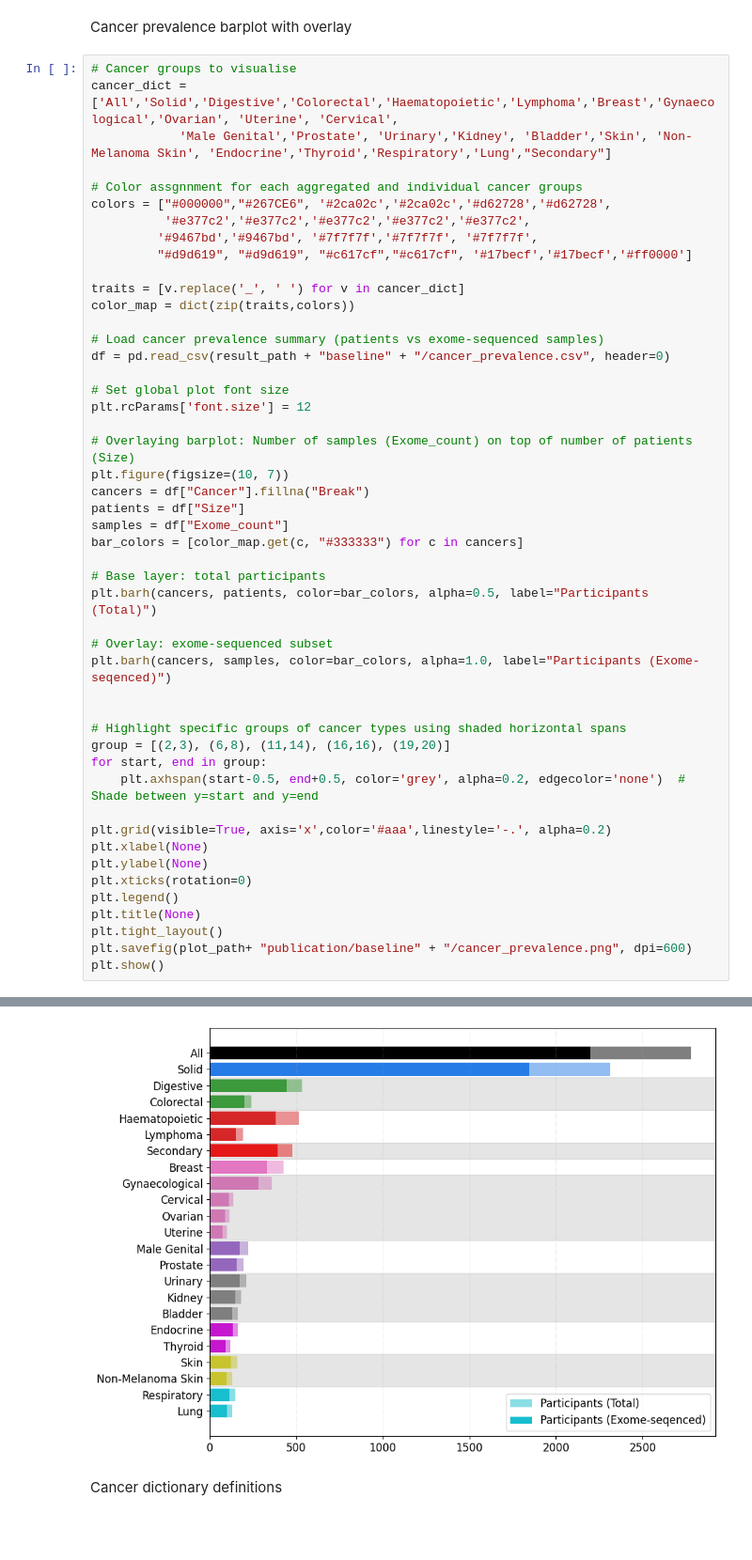
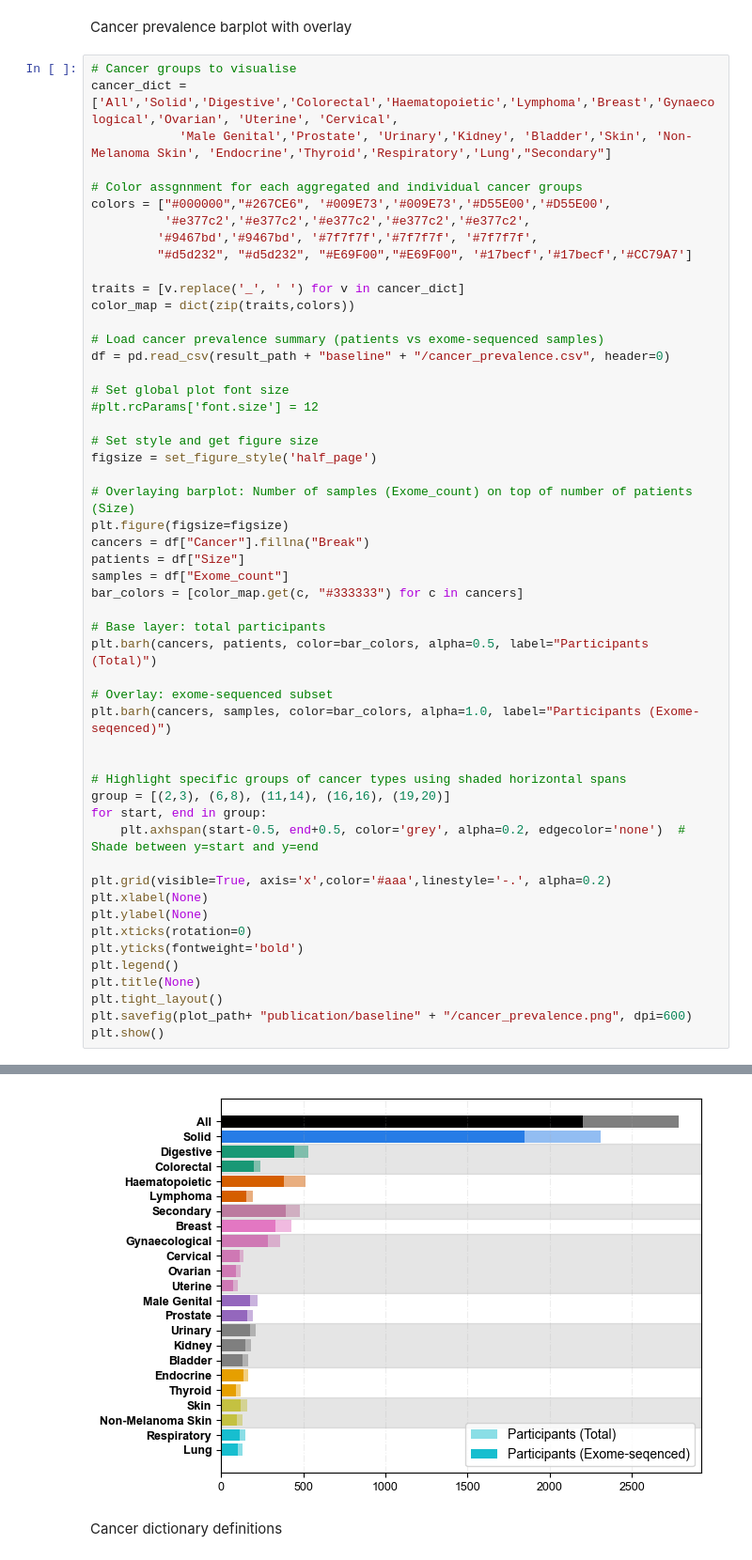
Before and after one commit to zaferdayem/sas-cancer-landscape, a Jupyter notebook: gnh_postprocessing_final.ipynb, the cells around one changed output, grey strips where cells are left out. Shown at 94% size. Cells and saved outputs as stored; diff of their text form; blank space fills up the shorter version.

```diff
--- a/gnh_postprocessing_final.ipynb
+++ b/gnh_postprocessing_final.ipynb
@@ -112,10 +180,10 @@ cancer_dict = ['All','Solid','Digestive','Colorectal','Haematopoietic','Lymphoma
             'Male Genital','Prostate', 'Urinary','Kidney', 'Bladder','Skin', 'Non-Melanoma Skin', 'Endocrine','Thyroid','Respiratory','Lung',"Secondary"]
 
 # Color assgnnment for each aggregated and individual cancer groups
-colors = ["#000000","#267CE6", '#2ca02c','#2ca02c','#d62728','#d62728',
+colors = ["#000000","#267CE6", '#009E73','#009E73','#D55E00','#D55E00',
           '#e377c2','#e377c2','#e377c2','#e377c2','#e377c2',
          '#9467bd','#9467bd', '#7f7f7f','#7f7f7f', '#7f7f7f',
-         "#d9d619", "#d9d619", "#c617cf","#c617cf", '#17becf','#17becf','#ff0000']
+         "#d5d232", "#d5d232", "#E69F00","#E69F00", '#17becf','#17becf','#CC79A7']
 
 traits = [v.replace('_', ' ') for v in cancer_dict]
 color_map = dict(zip(traits,colors))
@@ -124,10 +192,13 @@ color_map = dict(zip(traits,colors))
 df = pd.read_csv(result_path + "baseline" + "/cancer_prevalence.csv", header=0)
 
 # Set global plot font size
-plt.rcParams['font.size'] = 12
+#plt.rcParams['font.size'] = 12
+
+# Set style and get figure size
+figsize = set_figure_style('half_page')
 
 # Overlaying barplot: Number of samples (Exome_count) on top of number of patients (Size)
-plt.figure(figsize=(10, 7))
+plt.figure(figsize=figsize)
 cancers = df["Cancer"].fillna("Break")
 patients = df["Size"]
 samples = df["Exome_count"]
@@ -149,6 +220,7 @@ plt.grid(visible=True, axis='x',color='#aaa',linestyle='-.', alpha=0.2)
 plt.xlabel(None)
 plt.ylabel(None)
 plt.xticks(rotation=0)
+plt.yticks(fontweight='bold')
 plt.legend()
 plt.title(None)
 plt.tight_layout()
@@ -159,4 +230,4 @@ Setting the 'color' property will override the edgecolor or facecolor properties
-[figure, old version]
+[figure, new version]
 # %% [markdown]
 Cancer dictionary definitions
 # %%
```
Also changed, not shown: parts of 47 cells of this notebook.
